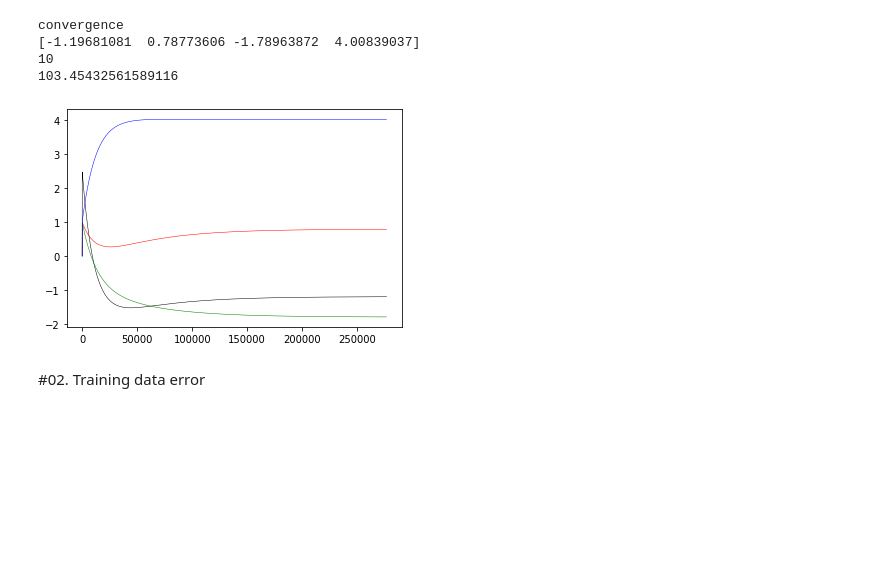
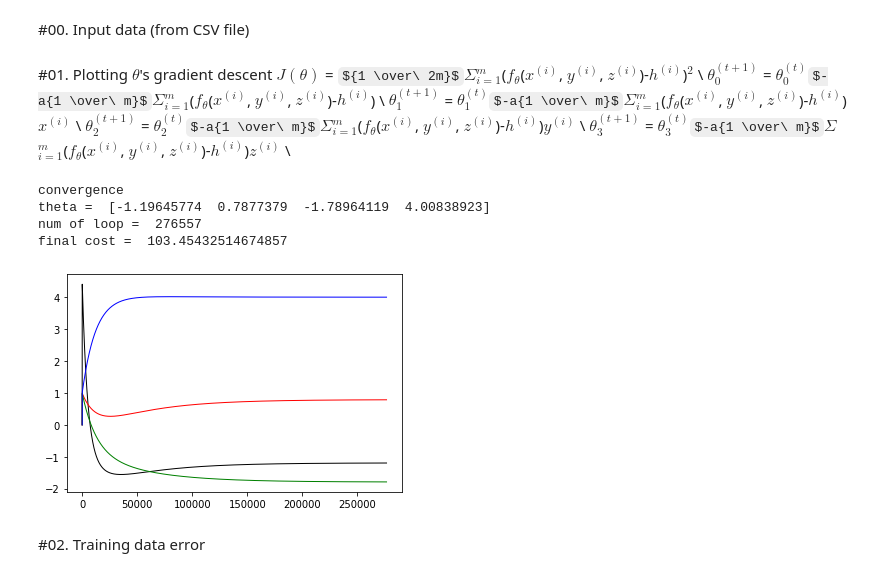
Before and after one commit to CJavaPython/AssignmentFolder, a Jupyter notebook: Assignment04/Assignment04.ipynb, the cells around one changed output. Saved outputs shown, nothing was run; the diff lists cells and outputs as text; code cells hidden in the pictures; some formulas as TeX source; blank space fills up the shorter version.

```diff
--- a/Assignment04/Assignment04.ipynb
+++ b/Assignment04/Assignment04.ipynb
@@ -1,3 +1,5 @@
+# %% [markdown]
+#00. Input data (from CSV file)
 # %%
 import csv
 import numpy as np
@@ -46,6 +48,13 @@ train_h = np.array(train_h)
 test_data = np.array(test_data)
 
 test_h = np.array(test_h)
+# %% [markdown]
+#01. Plotting $\theta$'s gradient descent
+$J(\theta)$ = ${1 \over\ 2m}$$\Sigma$$_{i=1}^{m}$($f$$_\theta$($x^{(i)}$, $y^{(i)}$, $z^{(i)}$)-$h^{(i)}$)$^2$ \\
+$\theta$$_0^{(t+1)}$ = $\theta$$_0^{(t)}$$-a{1 \over\ m}$$\Sigma$$_{i=1}^{m}$($f$$_\theta$($x^{(i)}$, $y^{(i)}$, $z^{(i)}$)-$h^{(i)}$) \\
+$\theta$$_1^{(t+1)}$ = $\theta$$_1^{(t)}$$-a{1 \over\ m}$$\Sigma$$_{i=1}^{m}$($f$$_\theta$($x^{(i)}$, $y^{(i)}$, $z^{(i)}$)-$h^{(i)}$)$x^{(i)}$ \\
+$\theta$$_2^{(t+1)}$ = $\theta$$_2^{(t)}$$-a{1 \over\ m}$$\Sigma$$_{i=1}^{m}$($f$$_\theta$($x^{(i)}$, $y^{(i)}$, $z^{(i)}$)-$h^{(i)}$)$y^{(i)}$ \\
+$\theta$$_3^{(t+1)}$ = $\theta$$_3^{(t)}$$-a{1 \over\ m}$$\Sigma$$_{i=1}^{m}$($f$$_\theta$($x^{(i)}$, $y^{(i)}$, $z^{(i)}$)-$h^{(i)}$)$z^{(i)}$ \\
 # %%
 #theta에 관한 리스트들
 t0_list = []
@@ -71,10 +80,12 @@ t2 = 0.0
 t3 = 0.0
 theta = np.array([t0, t1, t2, t3])
 
+i = 0
 #step size
 a = 0.000001
 #t0에 관한 stepsize는 값이 작으면 local optima에서 수렴하는 것으로 추정된다
-a1 = 0.0005
+#따라서 다른 값으로 대입
+a1 = 0.0009
 
 #Threshold
 #값은 계속 수렴하지만 변화가 0이 되기 위해 무한 루프가 돌기 때문에 정한 threshold값
@@ -100,45 +111,45 @@ while 1:
   t2 = theta[2]
   t3 = theta[3]
 
   theta[0] = t0 - a1 * np.mean(h)
   theta[1] = t1 - a * np.mean(h * X)
   theta[2] = t2 - a * np.mean(h * Y)
   theta[3] = t3 - a * np.mean(h * Z)
 
   #list에 add
   t0_list.append(t0)
   t1_list.append(t1)
   t2_list.append(t2)
   t3_list.append(t3)
 
   #threshold에 도달하면 while문 탈출
   if abs(theta[0] - t0) < abs(threshold) and abs(theta[1] - t1) < abs(threshold) and abs(theta[2] - t2) < abs(threshold) and abs(theta[3] - t3) < abs(threshold):
     print("convergence")
     break
+  i += 1
 
 
-
-print(theta)
-print(i)
-print(J)
+print("theta = ", theta)
+print("num of loop = ", i)
+print("final cost = ", J)
 
 t0_line = plt.plot(t0_list)
 t1_line = plt.plot(t1_list)
 t2_line = plt.plot(t2_list)
 t3_line = plt.plot(t3_list)
-plt.setp(t0_line, color = 'k', linewidth = 0.5)
-plt.setp(t1_line, color = 'r', linewidth = 0.5)
-plt.setp(t2_line, color = 'g', linewidth = 0.5)
-plt.setp(t3_line, color = 'b', linewidth = 0.5)
+plt.setp(t0_line, color = 'k', linewidth = 1)
+plt.setp(t1_line, color = 'r', linewidth = 1)
+plt.setp(t2_line, color = 'g', linewidth = 1)
+plt.setp(t3_line, color = 'b', linewidth = 1)
 
 
 plt.show()
 # %% [output]
 convergence
-[-1.19681081  0.78773606 -1.78963872  4.00839037]
-10
-103.45432561589116
+theta =  [-1.19645774  0.7877379  -1.78964119  4.00838923]
+num of loop =  276557
+final cost =  103.45432514674857
-[figure, old version]
+[figure, new version]
 # %% [markdown]
 #02. Training data error
 # %%
```
Also changed, not shown: parts of 5 cells of this notebook.
